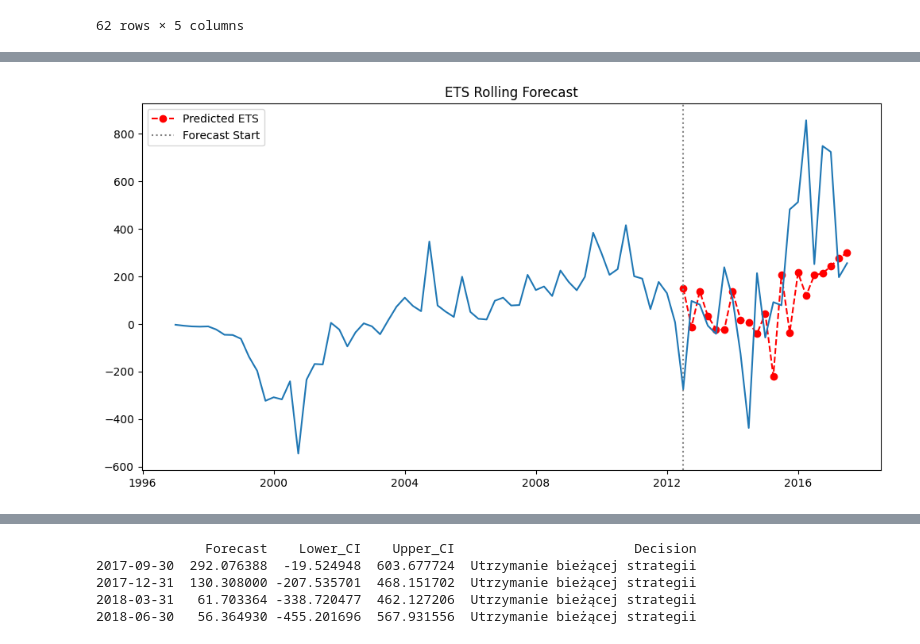
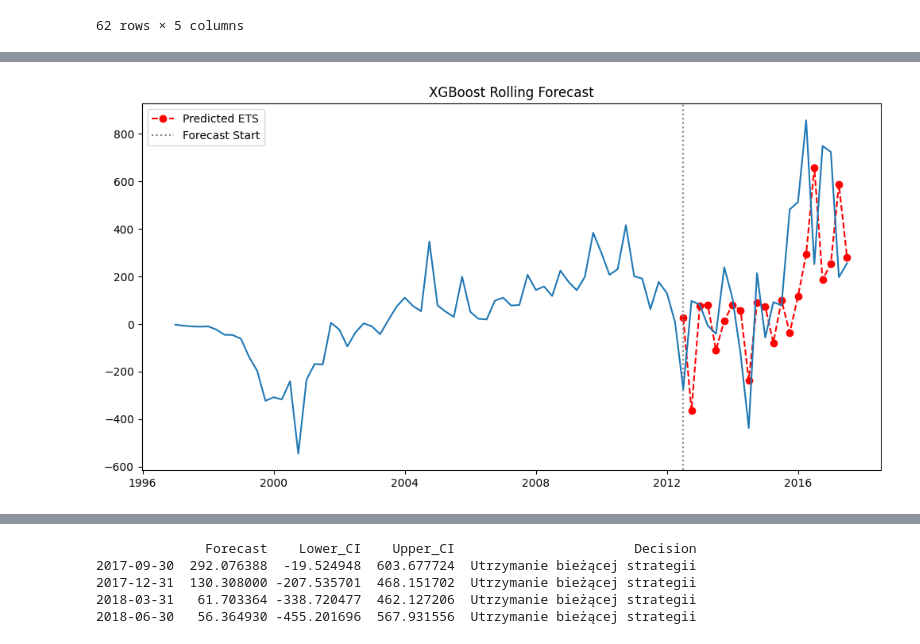
Before and after one commit to KawaMaciej/Stochastyczna, a Jupyter notebook: notebook.ipynb, the cells around one changed output, grey strips where cells are left out. Saved outputs shown, nothing was run; the diff lists cells and outputs as text; code cells hidden in the pictures.

```diff
--- a/notebook.ipynb
+++ b/notebook.ipynb
@@ -190,7 +297,7 @@ W celu identyfikacji najlepszej konfiguracji modelu ARIMA przeprowadzono **Grid
 # %%
 results = []
 max_p = 4
-max_d = 2
+max_d = 1
 max_q = 4
 
 for meth in method:
@@ -618,10 +725,7 @@ fitted_values_dataframe
 | 61 | 66.355316 | -2.022641 | 0.201519 | 0.184605 | 0.578440 |
 62 rows × 5 columns
 # %%
-from sklearn.ensemble import GradientBoostingRegressor
-from sklearn.tree import DecisionTreeRegressor
-from sklearn.ensemble import RandomForestRegressor
-from lightgbm import LGBMRegressor
+from xgboost import XGBRegressor
 
 lags = 3
 start_index = int(len(df) * train_size)
@@ -631,7 +735,7 @@ train_series = series.iloc[:start_index]
 test_series = series.iloc[start_index:]
 
 history = train_series.copy()
-pred_lgbm = []
+pred_xgb = []
 
 for t in range(len(test_series)):
     if len(history) <= lags:
@@ -647,15 +751,15 @@ for t in range(len(test_series)):
         X_train = np.array(X_train)
         y_train = np.array(y_train)
 
-        model = LGBMRegressor(max_depth=-1)
+        model = XGBRegressor()
         model.fit(X_train, y_train)
 
         last_lags = history.values[-lags:]
         yhat = model.predict(last_lags.reshape(1, -1))[0]
 
-    pred_lgbm.append(yhat)
+    pred_xgb.append(yhat)
 
     history = pd.concat([history, pd.Series([test_series.iloc[t]], index=[test_series.index[t]])])
 
-evaluate_forecasts(test, pred_lgbm)
+XGB_metrics = evaluate_forecasts(test, pred_xgb)
 # %% [output]
@@ -684,10 +771,11 @@ R² Score: 0.023965981163208583
 # %%
 plt.figure(figsize=figsize)
-plt.plot(test_ets.index, pred_lgbm, color='red', linestyle='--', label='Predicted ETS',  marker='o')
+plt.plot(test_ets.index, pred_xgb, color='red', linestyle='--', label='Predicted ETS',  marker='o')
 plt.axvline(series.index[start_index], color='gray', linestyle=':', label='Forecast Start')
 plt.plot(df["Net Income/Loss"])
+
 plt.legend()
-plt.title("ETS Rolling Forecast")
+plt.title("XGBoost Rolling Forecast")
 plt.show()
 # %% [output]
-[figure, old version]
+[figure, new version]
```
Also changed, not shown: parts of 27 cells of this notebook, 1 other file.
